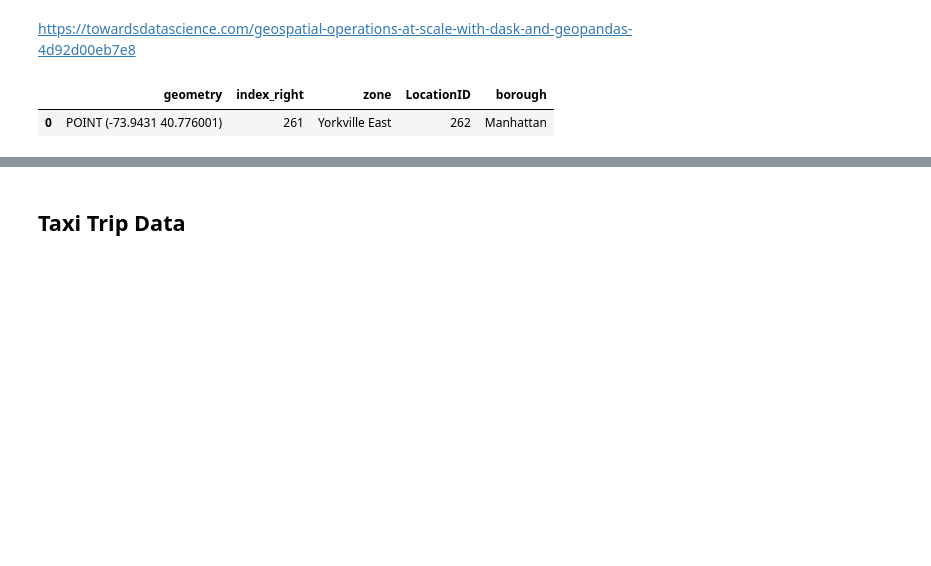
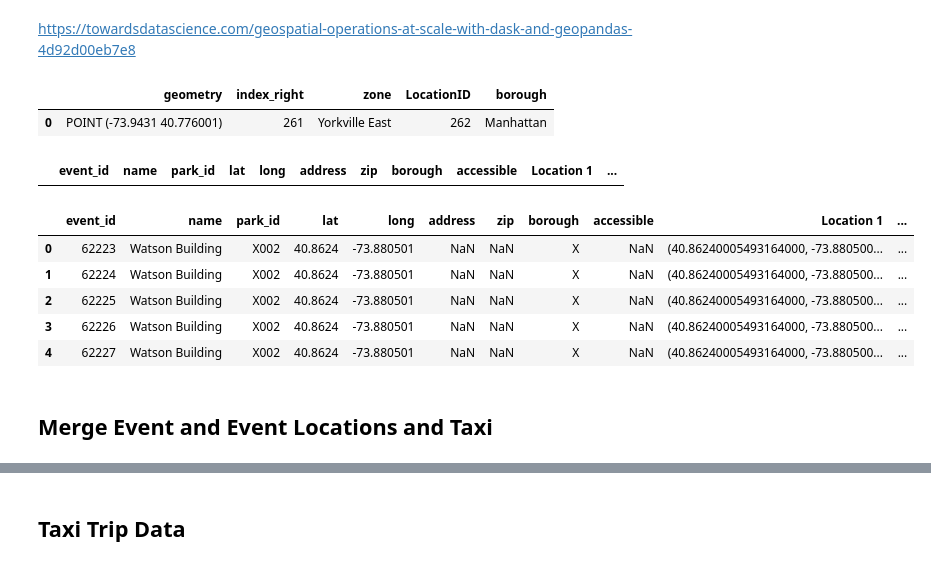
Before and after one commit to inistar/taxi-requests-ds, a Jupyter notebook: EDA.ipynb, the cells around one changed output, grey strips where cells are left out. Cells and saved outputs as stored; diff of their text form; code cells hidden in the pictures; blank space fills up the shorter version.

```diff
--- a/EDA.ipynb
+++ b/EDA.ipynb
@@ -181,3 +181,20 @@ def assign_taxi_zones(df, lon_var, lat_var, locid_var):
     return series
 # %%
 loc_df['taxi_zone'] = assign_taxi_zones(loc_df, 'long', 'lat', 'taxi_zones')
+# %%
+loc_df[loc_df.taxi_zone == np.inf]
+# %% [output]
+|  | event_id | name | park_id | lat | long | address | zip | borough | accessible | Location 1 | ... |
+# %%
+loc_df['taxi_zone'] = loc_df.taxi_zone.fillna(0).astype(int)
+# %%
+loc_df.head()
+# %% [output]
+|  | event_id | name | park_id | lat | long | address | zip | borough | accessible | Location 1 | ... |
+| 0 | 62223 | Watson Building | X002 | 40.8624 | -73.880501 | NaN | NaN | X | NaN | (40.86240005493164000, -73.880500... | ... |
+| 1 | 62224 | Watson Building | X002 | 40.8624 | -73.880501 | NaN | NaN | X | NaN | (40.86240005493164000, -73.880500... | ... |
+| 2 | 62225 | Watson Building | X002 | 40.8624 | -73.880501 | NaN | NaN | X | NaN | (40.86240005493164000, -73.880500... | ... |
+| 3 | 62226 | Watson Building | X002 | 40.8624 | -73.880501 | NaN | NaN | X | NaN | (40.86240005493164000, -73.880500... | ... |
+| 4 | 62227 | Watson Building | X002 | 40.8624 | -73.880501 | NaN | NaN | X | NaN | (40.86240005493164000, -73.880500... | ... |
+# %% [markdown]
+## Merge Event and Event Locations and Taxi
```
Also changed, not shown: parts of 11 cells of this notebook.
